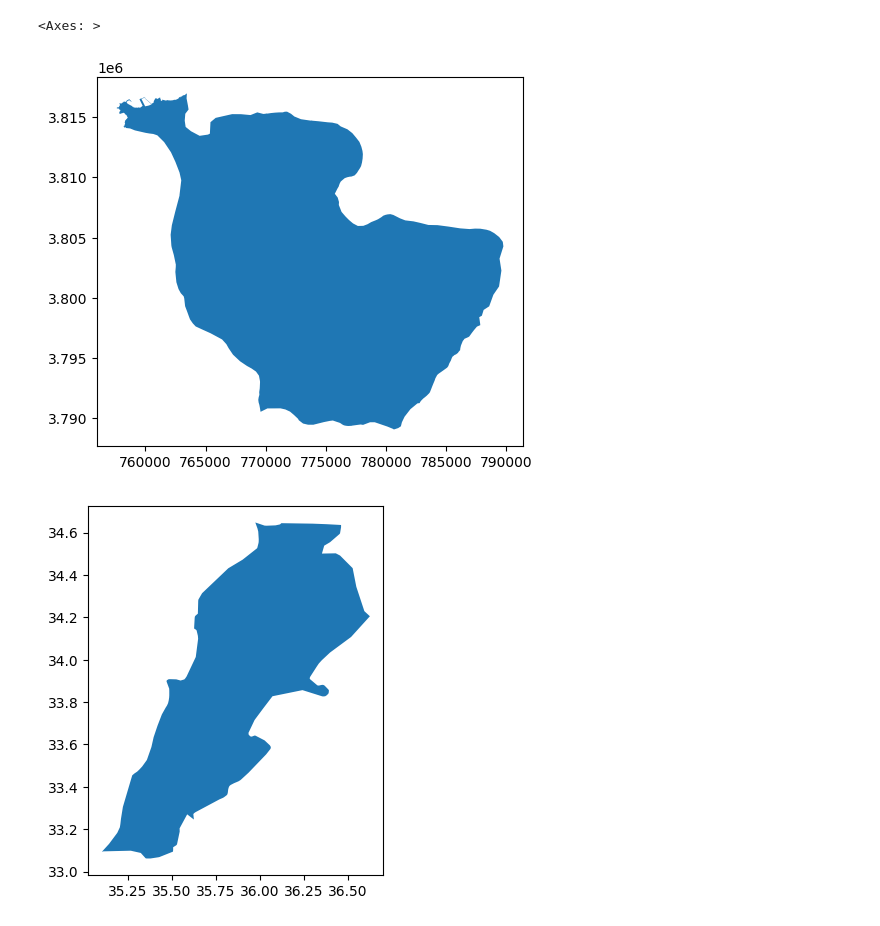
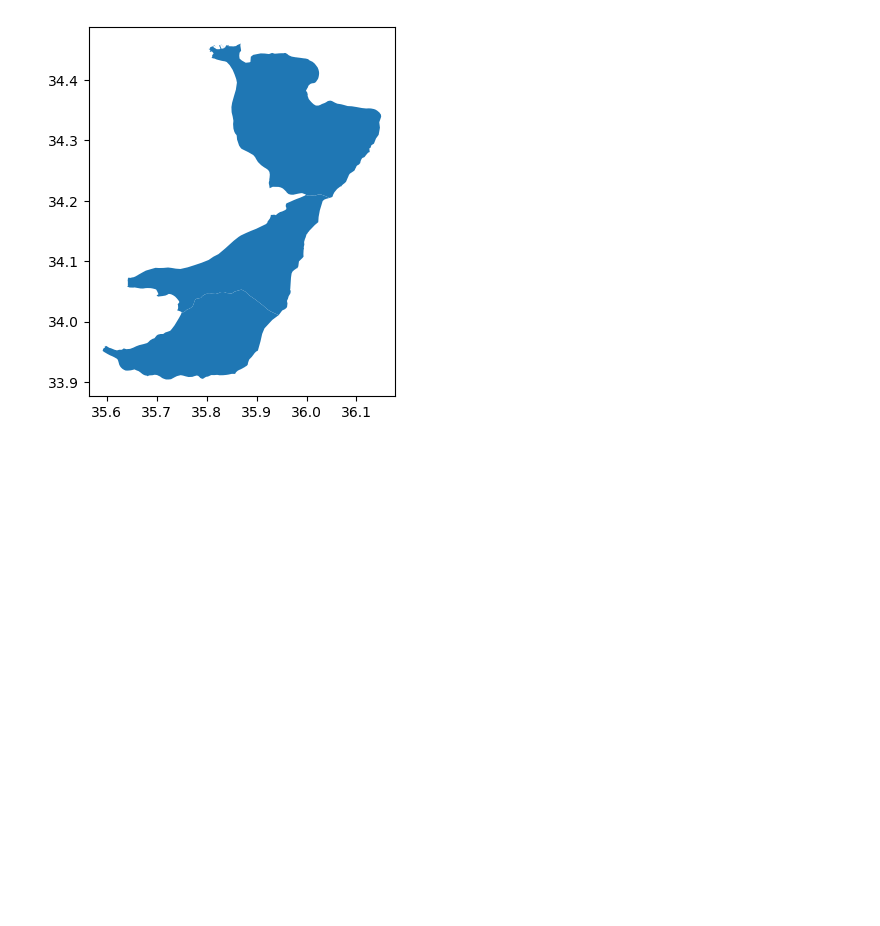
Before and after one commit to Rami-ismail/FYP_SnowCoveredArea, a Jupyter notebook: trainScfBasin.ipynb, the cells around one changed output. Cells and saved outputs as stored; diff of their text form; code cells hidden in the pictures; blank space fills up the shorter version.

```diff
--- a/trainScfBasin.ipynb
+++ b/trainScfBasin.ipynb
@@ -63,14 +63,10 @@ def plotModYear(year):
     ax1.xaxis.set_major_formatter(mdates.DateFormatter('%b'))
     ax2.xaxis.set_major_formatter(mdates.DateFormatter('%b'))
     ax2.legend()
-# %%
-AbouAliAOI = gpd.read_file('shp/AbouAli/AbouAli.shp')
-AbouAliAOI.plot()
-LebanonAOI = gpd.read_file('shp/Lebanonshp/LebanonAoi.shp')
-LebanonAOI.plot()
-# %% [output]
-<Axes: >
-[figure, removed]
-[figure, removed]
+# %%
+sf = gpd.read_file('shp/LebanonCatchments/LebanonCatchments.shp')
+sf.plot();
+# %% [output]
+[figure, added]
 # %%
 dsFullExtent = None
```
Also changed, not shown: parts of 4 cells of this notebook.
